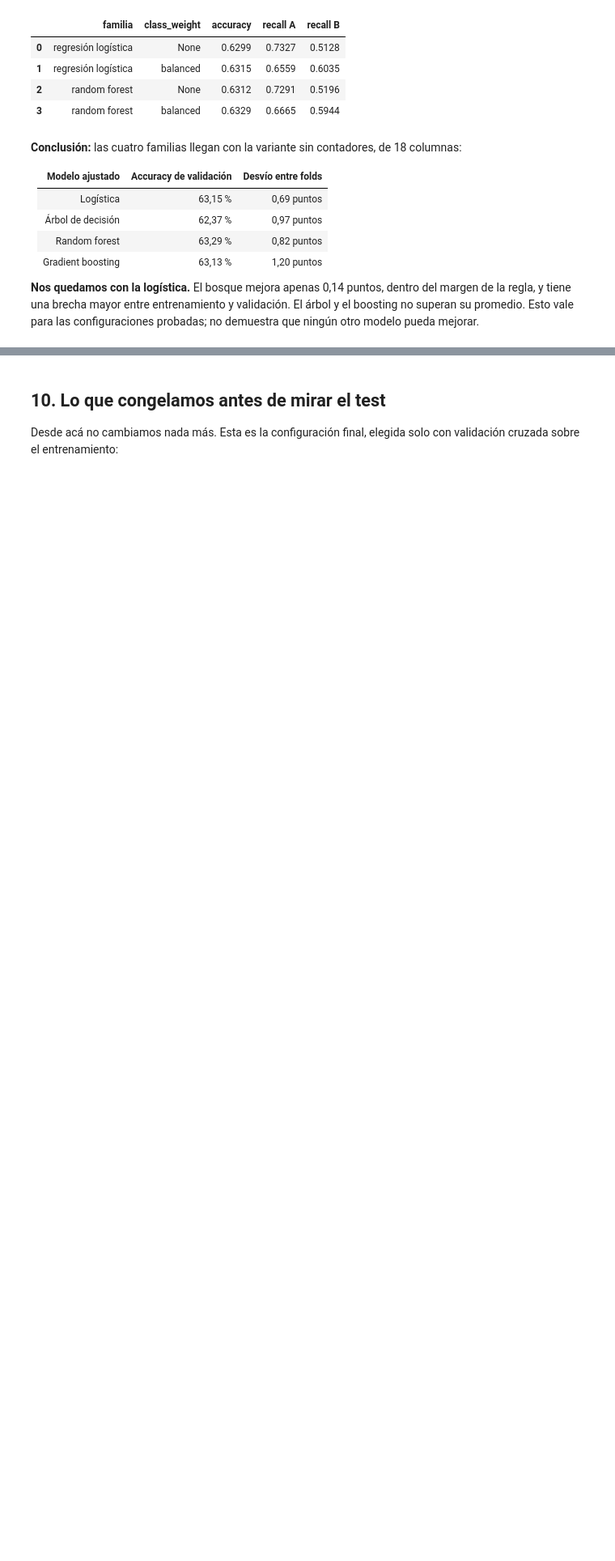
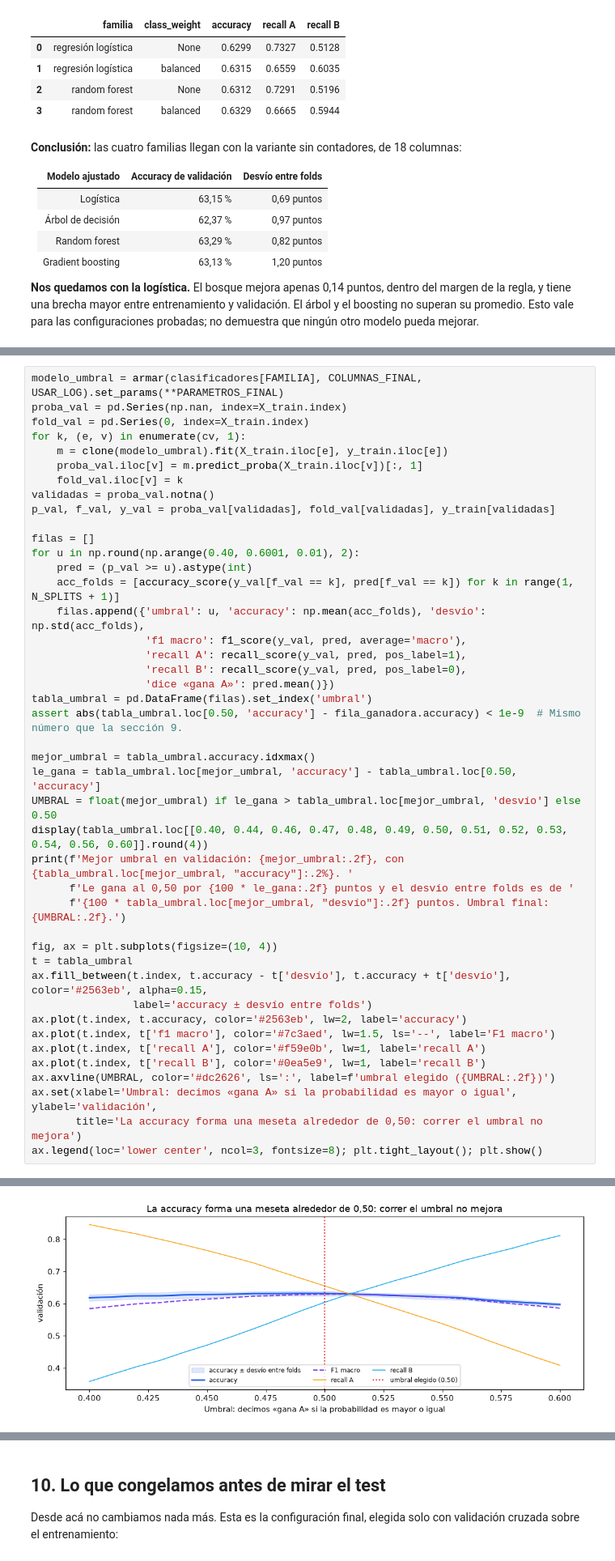
Before and after one commit to NicoBerducci/CienciaDeDatos, a Jupyter notebook: entrega 3/entrega_3_grupo_5K10-07_v4.ipynb, the cells around one changed output, grey strips where cells are left out. Shown at 81% size. Cells and saved outputs as stored; diff of their text form; blank space fills up the shorter version.

```diff
--- a/entrega 3/entrega_3_grupo_5K10-07_v4.ipynb
+++ b/entrega 3/entrega_3_grupo_5K10-07_v4.ipynb
@@ -922,0 +931,44 @@ display(pd.DataFrame(balance).round(4))
+# %%
+modelo_umbral = armar(clasificadores[FAMILIA], COLUMNAS_FINAL, USAR_LOG).set_params(**PARAMETROS_FINAL)
+proba_val = pd.Series(np.nan, index=X_train.index)
+fold_val = pd.Series(0, index=X_train.index)
+for k, (e, v) in enumerate(cv, 1):
+    m = clone(modelo_umbral).fit(X_train.iloc[e], y_train.iloc[e])
+    proba_val.iloc[v] = m.predict_proba(X_train.iloc[v])[:, 1]
+    fold_val.iloc[v] = k
+validadas = proba_val.notna()
+p_val, f_val, y_val = proba_val[validadas], fold_val[validadas], y_train[validadas]
+
+filas = []
+for u in np.round(np.arange(0.40, 0.6001, 0.01), 2):
+    pred = (p_val >= u).astype(int)
+    acc_folds = [accuracy_score(y_val[f_val == k], pred[f_val == k]) for k in range(1, N_SPLITS + 1)]
+    filas.append({'umbral': u, 'accuracy': np.mean(acc_folds), 'desvío': np.std(acc_folds),
+                  'f1 macro': f1_score(y_val, pred, average='macro'),
+                  'recall A': recall_score(y_val, pred, pos_label=1),
+                  'recall B': recall_score(y_val, pred, pos_label=0),
+                  'dice «gana A»': pred.mean()})
+tabla_umbral = pd.DataFrame(filas).set_index('umbral')
+assert abs(tabla_umbral.loc[0.50, 'accuracy'] - fila_ganadora.accuracy) < 1e-9  # Mismo número que la sección 9.
+
+mejor_umbral = tabla_umbral.accuracy.idxmax()
+le_gana = tabla_umbral.loc[mejor_umbral, 'accuracy'] - tabla_umbral.loc[0.50, 'accuracy']
+UMBRAL = float(mejor_umbral) if le_gana > tabla_umbral.loc[mejor_umbral, 'desvío'] else 0.50
+display(tabla_umbral.loc[[0.40, 0.44, 0.46, 0.47, 0.48, 0.49, 0.50, 0.51, 0.52, 0.53, 0.54, 0.56, 0.60]].round(4))
+print(f'Mejor umbral en validación: {mejor_umbral:.2f}, con {tabla_umbral.loc[mejor_umbral, "accuracy"]:.2%}. '
+      f'Le gana al 0,50 por {100 * le_gana:.2f} puntos y el desvío entre folds es de '
+      f'{100 * tabla_umbral.loc[mejor_umbral, "desvío"]:.2f} puntos. Umbral final: {UMBRAL:.2f}.')
+
+fig, ax = plt.subplots(figsize=(10, 4))
+t = tabla_umbral
+ax.fill_between(t.index, t.accuracy - t['desvío'], t.accuracy + t['desvío'], color='#2563eb', alpha=0.15,
+                label='accuracy ± desvío entre folds')
+ax.plot(t.index, t.accuracy, color='#2563eb', lw=2, label='accuracy')
+ax.plot(t.index, t['f1 macro'], color='#7c3aed', lw=1.5, ls='--', label='F1 macro')
+ax.plot(t.index, t['recall A'], color='#f59e0b', lw=1, label='recall A')
+ax.plot(t.index, t['recall B'], color='#0ea5e9', lw=1, label='recall B')
+ax.axvline(UMBRAL, color='#dc2626', ls=':', label=f'umbral elegido ({UMBRAL:.2f})')
+ax.set(xlabel='Umbral: decimos «gana A» si la probabilidad es mayor o igual', ylabel='validación',
+       title='La accuracy forma una meseta alrededor de 0,50: correr el umbral no mejora')
+ax.legend(loc='lower center', ncol=3, fontsize=8); plt.tight_layout(); plt.show()
+# %% [output]
@@ -922,0 +991 @@ display(pd.DataFrame(balance).round(4))
+[figure, added]
```
Also changed, not shown: parts of 6 cells of this notebook.
